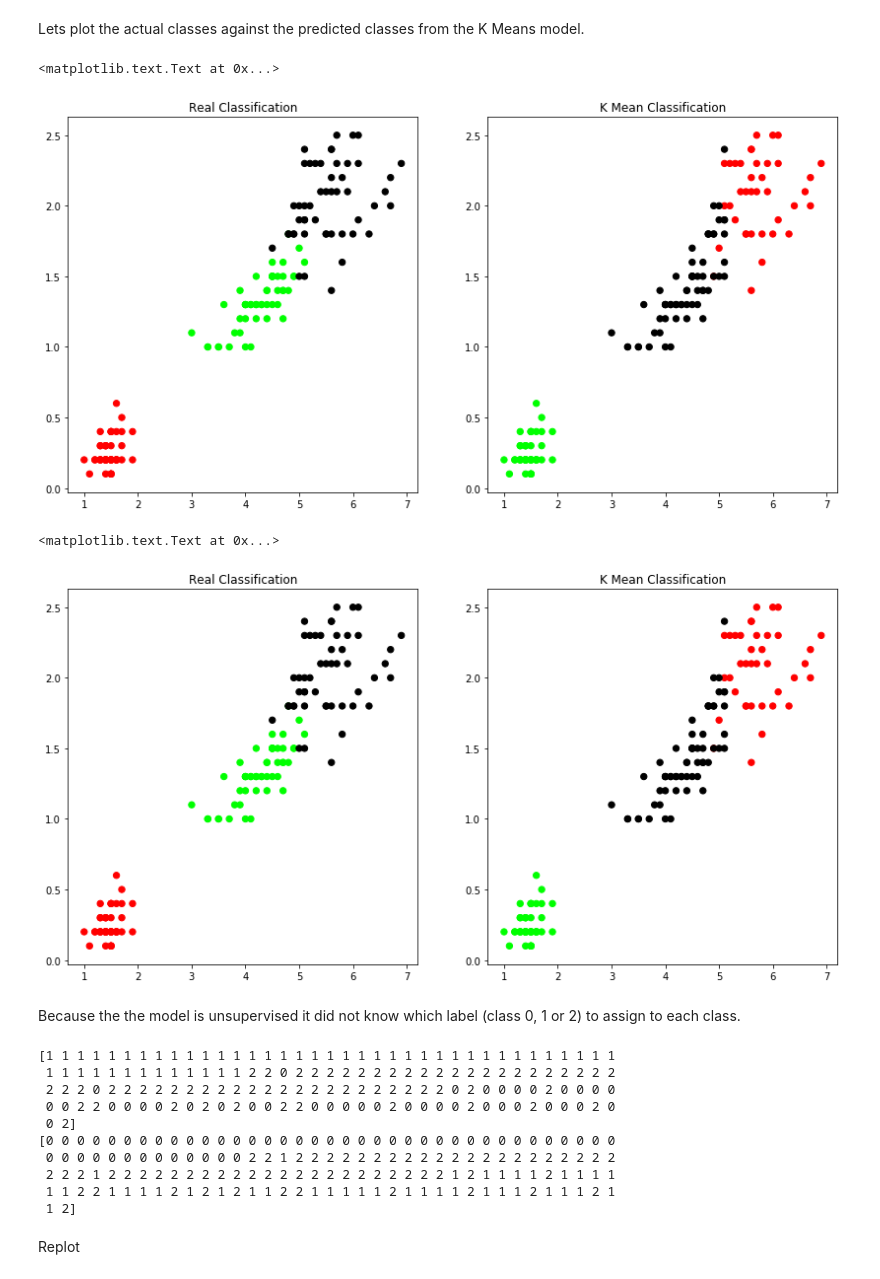
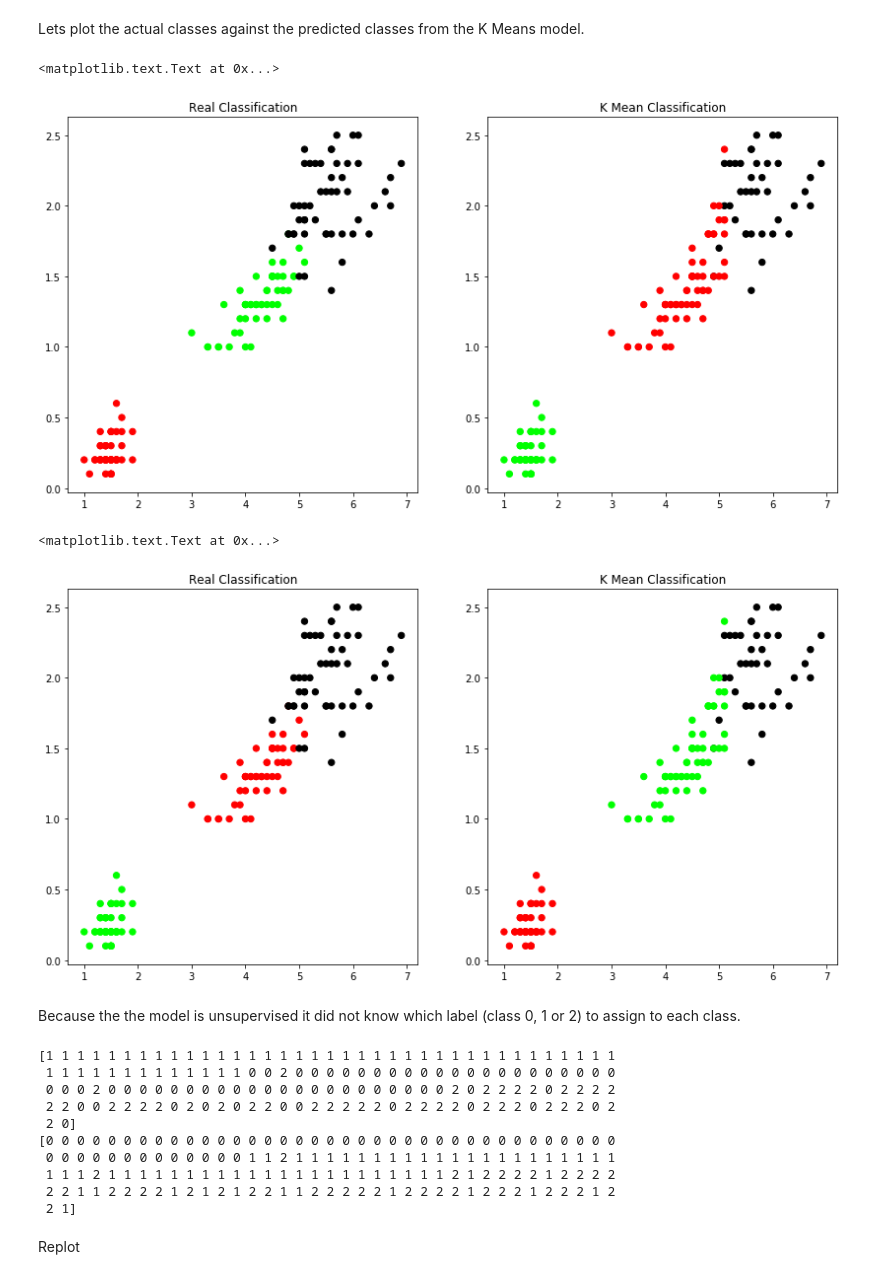
Before and after one commit to mstfldmr/IntelAIWorkshop, a Jupyter notebook: KMeansClustering.ipynb, the cells around one changed output. Saved outputs shown, nothing was run; the diff lists cells and outputs as text; code cells hidden in the pictures.

```diff
--- a/KMeansClustering.ipynb
+++ b/KMeansClustering.ipynb
@@ -96,5 +117,4 @@ plt.title('Petal')
 ## Build the K Means Modelm
 # %%
 # K Means Cluster
-model = KMeans(n_clusters=3, max_iter=200)
-model.fit(x)
+model = KMeans(n_clusters=3, max_iter=100000)
@@ -136,27 +158,27 @@ plt.scatter(x.Petal_Length, x.Petal_Width, c=colormap[model.labels_], s=40)
 plt.title('K Mean Classification')
 # %% [output]
 <matplotlib.text.Text at 0x...>
-[figure, old version]
+[figure, new version]
 # %%
 # View the results
 # Set the size of the plot
 plt.figure(figsize=(14,7))
 
 # Create a colormap
-colormap = np.array(['red', 'lime', 'black'])
+colormap = np.array([ 'lime', 'red', 'black'])
 
 # Plot the Original Classifications
 plt.subplot(1, 2, 1)
 plt.scatter(x.Petal_Length, x.Petal_Width, c=colormap[y.Targets], s=40)
 plt.title('Real Classification')
 
 # Plot the Models Classifications
 plt.subplot(1, 2, 2)
 plt.scatter(x.Petal_Length, x.Petal_Width, c=colormap[model.labels_], s=40)
 plt.title('K Mean Classification')
 # %% [output]
 <matplotlib.text.Text at 0x...>
-[figure, old version]
+[figure, new version]
 # %% [markdown]
 Because the the model is unsupervised it did not know which label (class 0, 1 or 2) to assign to each class.
 # %%
@@ -166,15 +188,15 @@ print (model.labels_)
 print (predY)
 # %% [output]
 [1 1 1 1 1 1 1 1 1 1 1 1 1 1 1 1 1 1 1 1 1 1 1 1 1 1 1 1 1 1 1 1 1 1 1 1 1
- 1 1 1 1 1 1 1 1 1 1 1 1 1 2 2 0 2 2 2 2 2 2 2 2 2 2 2 2 2 2 2 2 2 2 2 2 2
- 2 2 2 0 2 2 2 2 2 2 2 2 2 2 2 2 2 2 2 2 2 2 2 2 2 2 0 2 0 0 0 0 2 0 0 0 0
- 0 0 2 2 0 0 0 0 2 0 2 0 2 0 0 2 2 0 0 0 0 0 2 0 0 0 0 2 0 0 0 2 0 0 0 2 0
- 0 2]
+ 1 1 1 1 1 1 1 1 1 1 1 1 1 0 0 2 0 0 0 0 0 0 0 0 0 0 0 0 0 0 0 0 0 0 0 0 0
+ 0 0 0 2 0 0 0 0 0 0 0 0 0 0 0 0 0 0 0 0 0 0 0 0 0 0 2 0 2 2 2 2 0 2 2 2 2
+ 2 2 0 0 2 2 2 2 0 2 0 2 0 2 2 0 0 2 2 2 2 2 0 2 2 2 2 0 2 2 2 0 2 2 2 0 2
+ 2 0]
 [0 0 0 0 0 0 0 0 0 0 0 0 0 0 0 0 0 0 0 0 0 0 0 0 0 0 0 0 0 0 0 0 0 0 0 0 0
- 0 0 0 0 0 0 0 0 0 0 0 0 0 2 2 1 2 2 2 2 2 2 2 2 2 2 2 2 2 2 2 2 2 2 2 2 2
- 2 2 2 1 2 2 2 2 2 2 2 2 2 2 2 2 2 2 2 2 2 2 2 2 2 2 1 2 1 1 1 1 2 1 1 1 1
- 1 1 2 2 1 1 1 1 2 1 2 1 2 1 1 2 2 1 1 1 1 1 2 1 1 1 1 2 1 1 1 2 1 1 1 2 1
- 1 2]
+ 0 0 0 0 0 0 0 0 0 0 0 0 0 1 1 2 1 1 1 1 1 1 1 1 1 1 1 1 1 1 1 1 1 1 1 1 1
+ 1 1 1 2 1 1 1 1 1 1 1 1 1 1 1 1 1 1 1 1 1 1 1 1 1 1 2 1 2 2 2 2 1 2 2 2 2
+ 2 2 1 1 2 2 2 2 1 2 1 2 1 2 2 1 1 2 2 2 2 2 1 2 2 2 2 1 2 2 2 1 2 2 2 1 2
+ 2 1]
 # %% [markdown]
 Replot
 # %%
```
Also changed, not shown: parts of 7 cells of this notebook, 11 other files.
